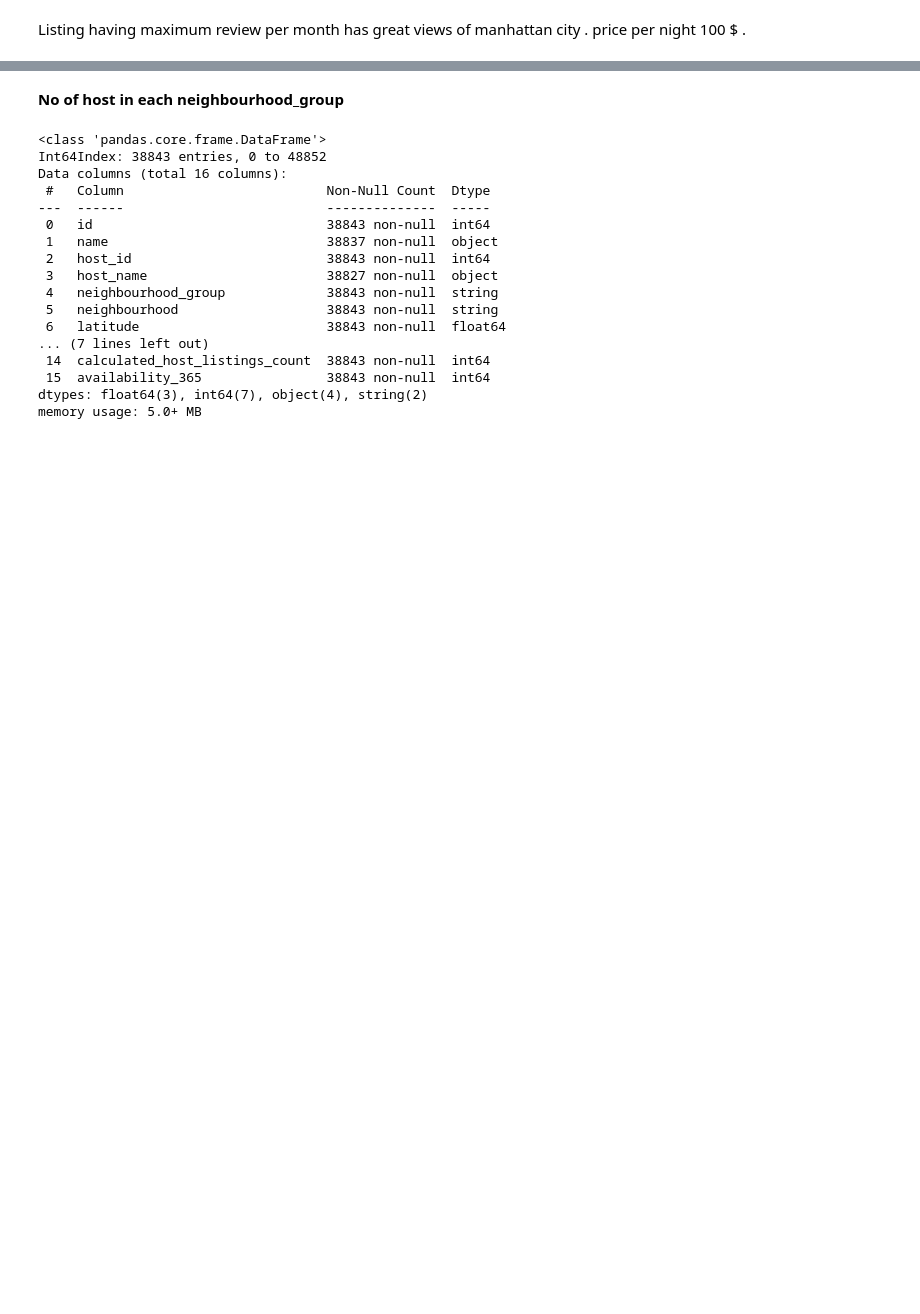
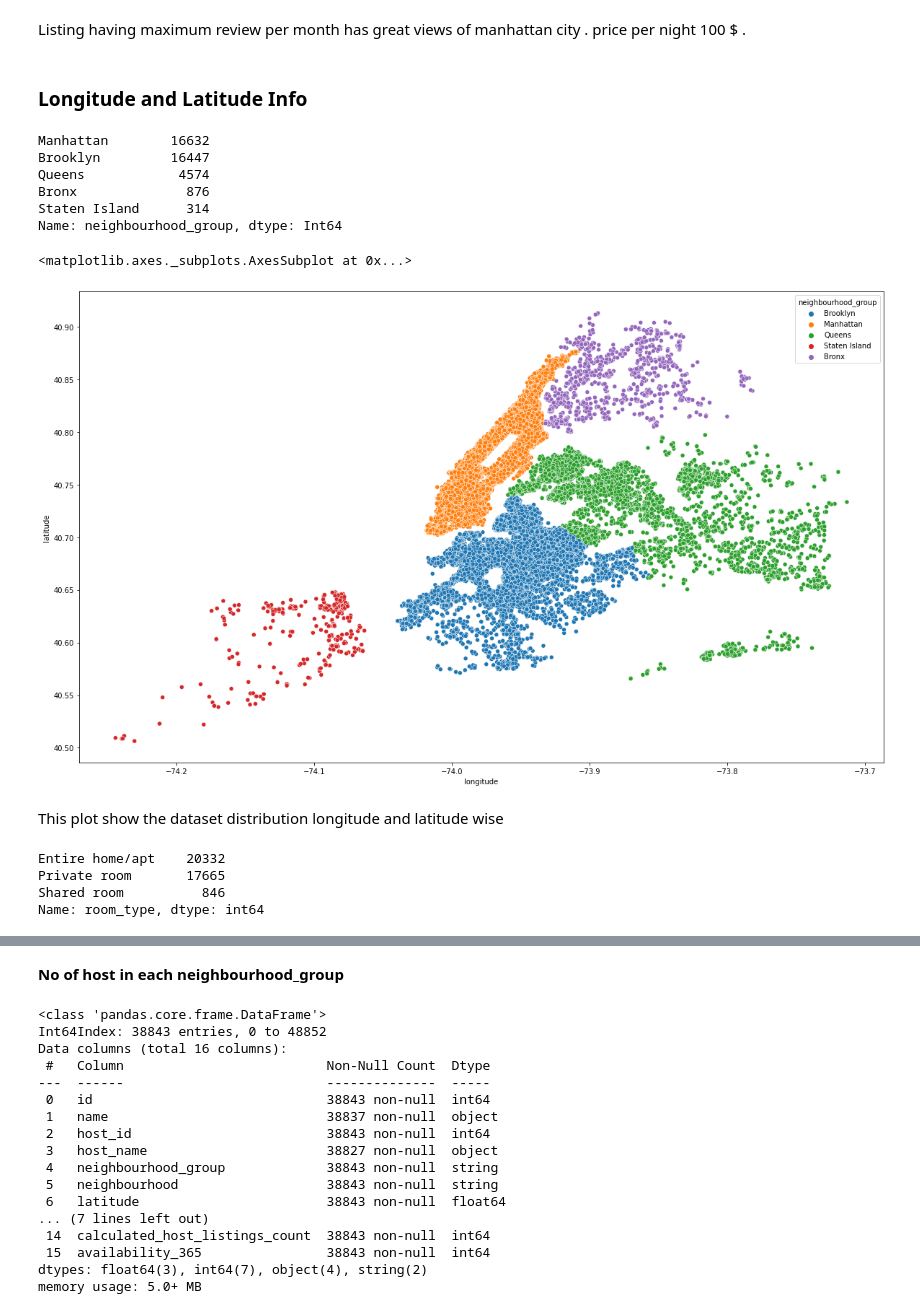
Before and after one commit to mkundhal/Airbnb-Bookings-Analysis---Capstone-Project, a Jupyter notebook: Mandeep_Airbnb_Bookings_Analysis_Capstone_Project.ipynb, the cells around one changed output, grey strips where cells are left out. Saved outputs shown, nothing was run; the diff lists cells and outputs as text; code cells hidden in the pictures; blank space fills up the shorter version.

```diff
--- a/Mandeep_Airbnb_Bookings_Analysis_Capstone_Project.ipynb
+++ b/Mandeep_Airbnb_Bookings_Analysis_Capstone_Project.ipynb
@@ -377,3 +377,29 @@ Listing having maximum review per month has great views of manhattan city . pric
 # %%
 #understand the type of data in each column and non null value count in each column
 df.dropna(subset = ['last_review', 'reviews_per_month'],inplace=True)
+# %% [markdown]
+### **Longitude and Latitude Info**
+# %%
+df['neighbourhood_group'].value_counts()
+# %% [output]
+Manhattan        16632
+Brooklyn         16447
+Queens            4574
+Bronx              876
+Staten Island      314
+Name: neighbourhood_group, dtype: Int64
+# %%
+plt.figure(figsize=(20,12))
+sns.scatterplot(df.longitude, df.latitude, hue=df.neighbourhood_group)
+# %% [output]
+<matplotlib.axes._subplots.AxesSubplot at 0x...>
+[figure, added]
+# %% [markdown]
+This plot show the dataset distribution longitude and latitude wise
+# %%
+df['room_type'].value_counts()
+# %% [output]
+Entire home/apt    20332
+Private room       17665
+Shared room          846
+Name: room_type, dtype: int64
```
Also changed, not shown: parts of 7 cells of this notebook.
